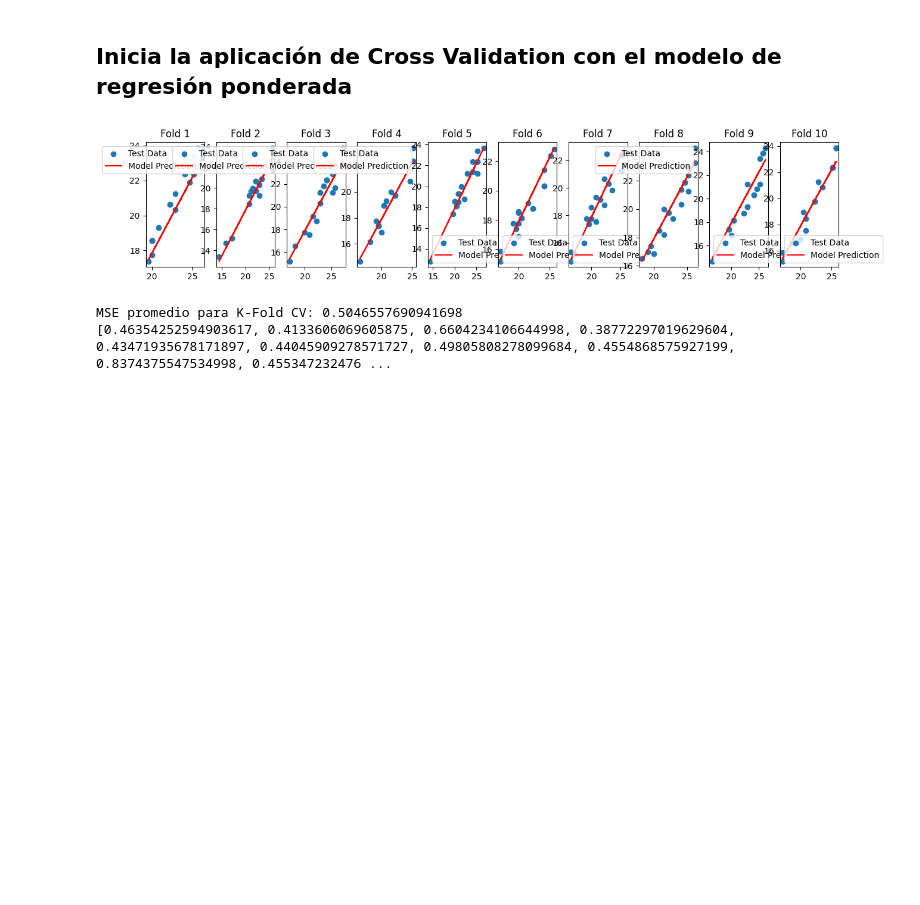
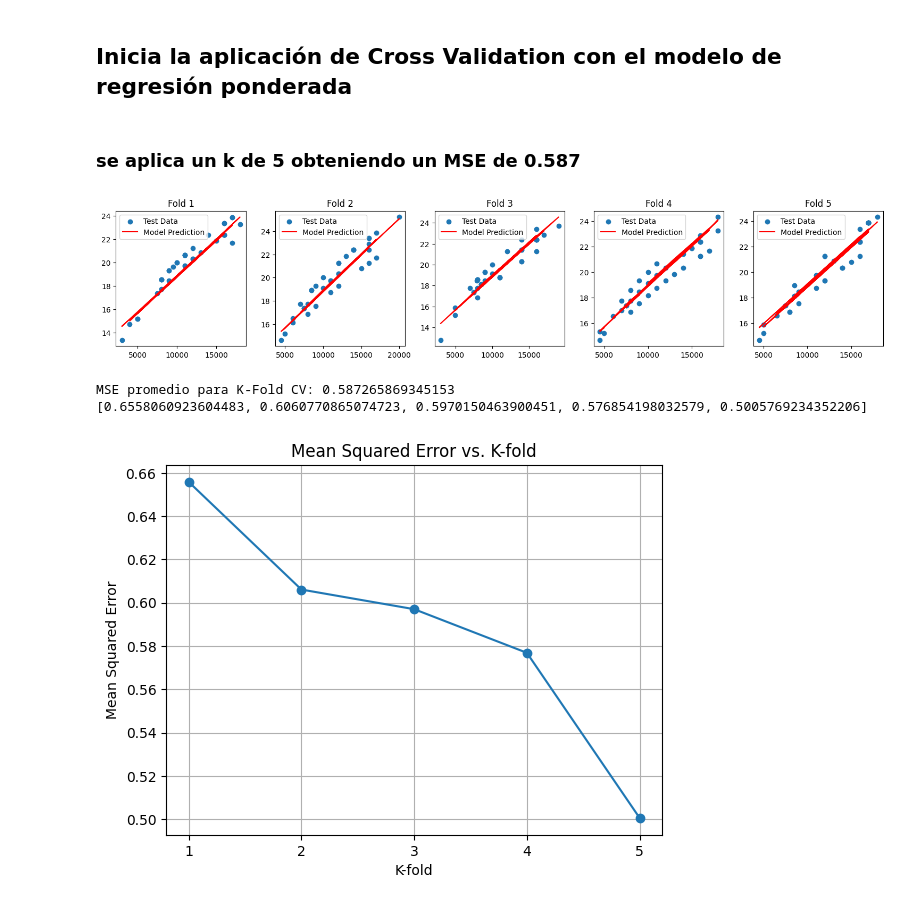
Before and after one commit to pau1ag/caso1, a Jupyter notebook: cross.ipynb, the cells around one changed output. Cells and saved outputs as stored; diff of their text form; code cells hidden in the pictures; blank space fills up the shorter version.

```diff
--- a/cross.ipynb
+++ b/cross.ipynb
@@ -194,13 +211,13 @@ See the caveats in the documentation: https://pandas.pydata.org/pandas-docs/stab
 # %%
 # Definir las variables independientes y la variable dependiente
-X = df_no_outliers[['listing_price_cbrt']]
+X = df_no_outliers[['listing_price', 'category', 'reviews']]
 y = df_no_outliers['sale_price_cbrt']
 
 # Añadir una constante al conjunto de datos para ajustar el intercepto
 X = sm.add_constant(X)
 
 # Crear un modelo de regresión ponderada
-modelo = sm.WLS(y, X, weights=1/df_no_outliers['sale_price_cbrt']**5)
+modelo = sm.WLS(y, X, weights=1/df_no_outliers['sale_price_cbrt']**2)
 
 # Ajustar el modelo a los datos
 resultados = modelo.fit()
@@ -228,5 +253,7 @@ strong multicollinearity or other numerical problems.
 # %% [markdown]
 <h2>Inicia la aplicación de Cross Validation con el modelo  de regresión ponderada</h2>
+# %% [markdown]
+<h3>se aplica un k de 5  obteniendo un MSE  de 0.587</h3>
 # %%
 import pandas as pd
 import matplotlib.pyplot as plt
@@ -235,7 +262,7 @@ from sklearn.model_selection import KFold
 
 # Método 1: K-Fold Cross-Validation
 
-k = 10 # Número de pliegues
+k = 5 # Número de pliegues
 kf = KFold(n_splits=k, shuffle=True, random_state=0)
 
 # Lista para almacenar los MSE de cada pliegue
@@ -254,35 +281,46 @@ for train_idx, test_idx in kf.split(X):
     #Aquí se está ajustando un modelo ponderado utilizando los datos de entrenamiento
     # X_train e y_train del pliegue actual. Los pesos se definen como el inverso del cuadrado de los valores de y_train
     resultados_fold = modelo_fold.fit()
 
     # Evaluar el modelo en el conjunto de prueba
     y_pred = resultados_fold.predict(X_test)
 
     # Calcular el Error Cuadrático Medio (MSE) para este pliegue
     mse = np.mean((y_test - y_pred) ** 2)
     mse_scores.append(mse)
 
     # Visualizar el ajuste del modelo para cada pliegue
     plt.subplot(2, k, fold)
-    plt.scatter(X_test['listing_price_cbrt'], y_test, label='Test Data')
-    plt.plot(X_test['listing_price_cbrt'], y_pred, label='Model Prediction', color='red')
+    plt.scatter(X_test['listing_price'], y_test, label='Test Data')
+    plt.plot(X_test['listing_price'], y_pred, label='Model Prediction', color='red')
     plt.title(f'Fold {fold}')
     plt.legend()
     fold += 1
 
 # Calcular el MSE promedio para los pliegues
 mean_mse = np.mean(mse_scores)
 
 # Ajustar los espacios entre las gráficas para que se vean mejor
 plt.tight_layout()
 
 # Mostrar los resultados de la validación cruzada
 plt.show()
 
 # Mostrar el MSE promedio para los pliegues
 print(f"MSE promedio para K-Fold CV: {mean_mse}")
 print(mse_scores)
+
+# Ahora vamos a graficar MSE versus K
+plt.figure()
+plt.plot(range(1, k+1), mse_scores, marker='o', linestyle='-')
+plt.title('Mean Squared Error vs. K-fold')
+plt.xlabel('K-fold')
+plt.ylabel('Mean Squared Error')
+plt.xticks(range(1, k+1))
+plt.grid(True)
+plt.show()
 # %% [output]
-[figure, old version]
+[figure, new version]
-MSE promedio para K-Fold CV: 0.5046557690941698
-[0.46354252594903617, 0.4133606069605875, 0.6604234106644998, 0.38772297019629604, 0.43471935678171897, 0.44045909278571727, 0.49805808278099684, 0.4554868575927199, 0.8374375547534998, 0.455347232476 ...
+MSE promedio para K-Fold CV: 0.587265869345153
+[0.6558060923604483, 0.6060770865074723, 0.5970150463900451, 0.576854198032579, 0.5005769234352206]
+[figure, added]
```
Also changed, not shown: parts of 15 cells of this notebook.
